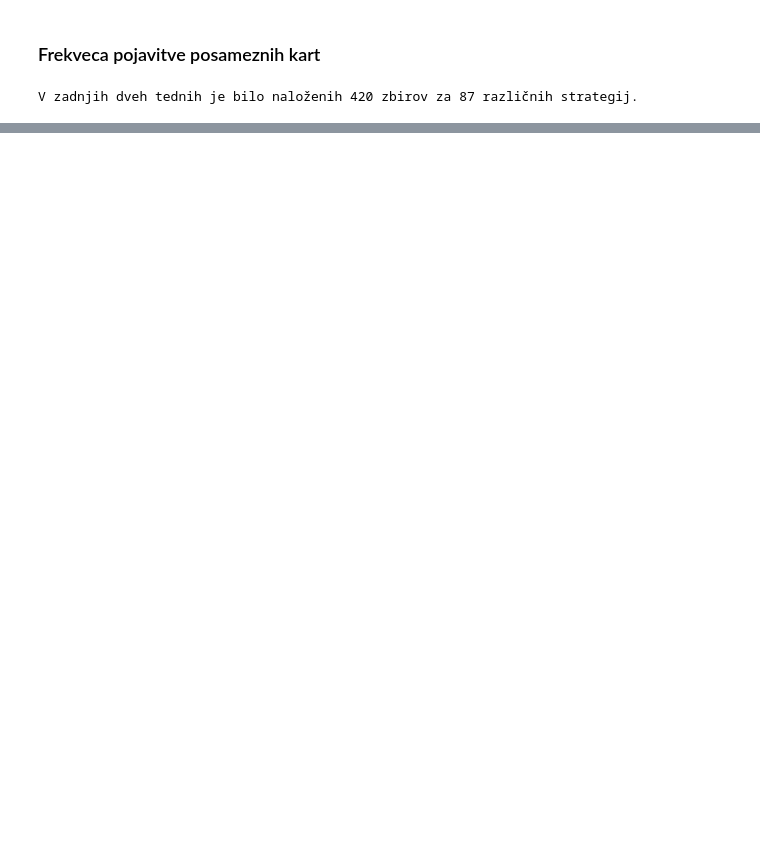
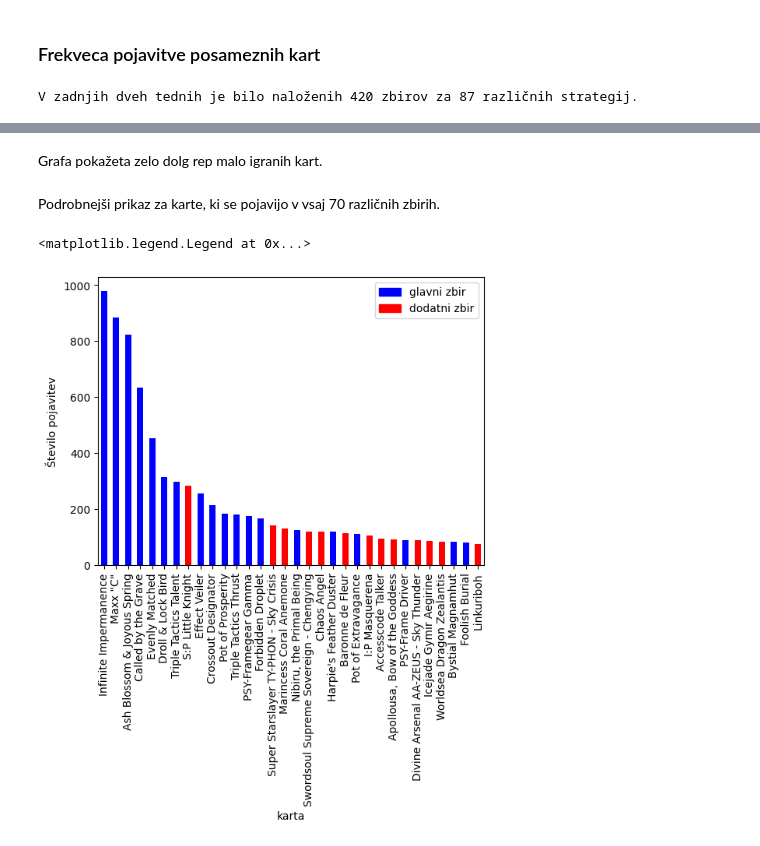
Before and after one commit to MatevzJausovec/Uvod-v-programiranje---Projektna-naloga, a Jupyter notebook: predstavitev.ipynb, the cells around one changed output, grey strips where cells are left out. Saved outputs shown, nothing was run; the diff lists cells and outputs as text; code cells hidden in the pictures; blank space fills up the shorter version.

```diff
--- a/predstavitev.ipynb
+++ b/predstavitev.ipynb
@@ -295,0 +210,23 @@ vse_karte.sort_values(by="število pojavitev", ascending=False).head(30).style.h
+# %% [markdown]
+Grafa pokažeta zelo dolg rep malo igranih kart.
+# %% [markdown]
+Podrobnejši prikaz za karte, ki se pojavijo v vsaj 70 različnih zbirih.
+# %%
+vse_karte3 = vse_karte[vse_karte["število zbirov"] > 70].sort_values(by="število pojavitev", ascending=False).copy()
+vse_karte3 = vse_karte3.set_index(vse_karte3["karta"])
+
+colors = []
+for kje in vse_karte3["lokacija"]:
+    if kje == "main":
+        colors.append("blue")
+    elif kje == "extra":
+        colors.append("red")
+
+red_patch = mpatches.Patch(color='red', label='The red data')
+blue_patch = mpatches.Patch(color='blue', label='The red data')
+
+vse_karte3["število pojavitev"].plot.bar(ylabel="Število pojavitev", rot=90,color=colors) \
+    .legend([blue_patch, red_patch],["glavni zbir", "dodatni zbir"])
+# %% [output]
+<matplotlib.legend.Legend at 0x...>
+[figure, added]
```
Also changed, not shown: parts of 48 cells of this notebook.
